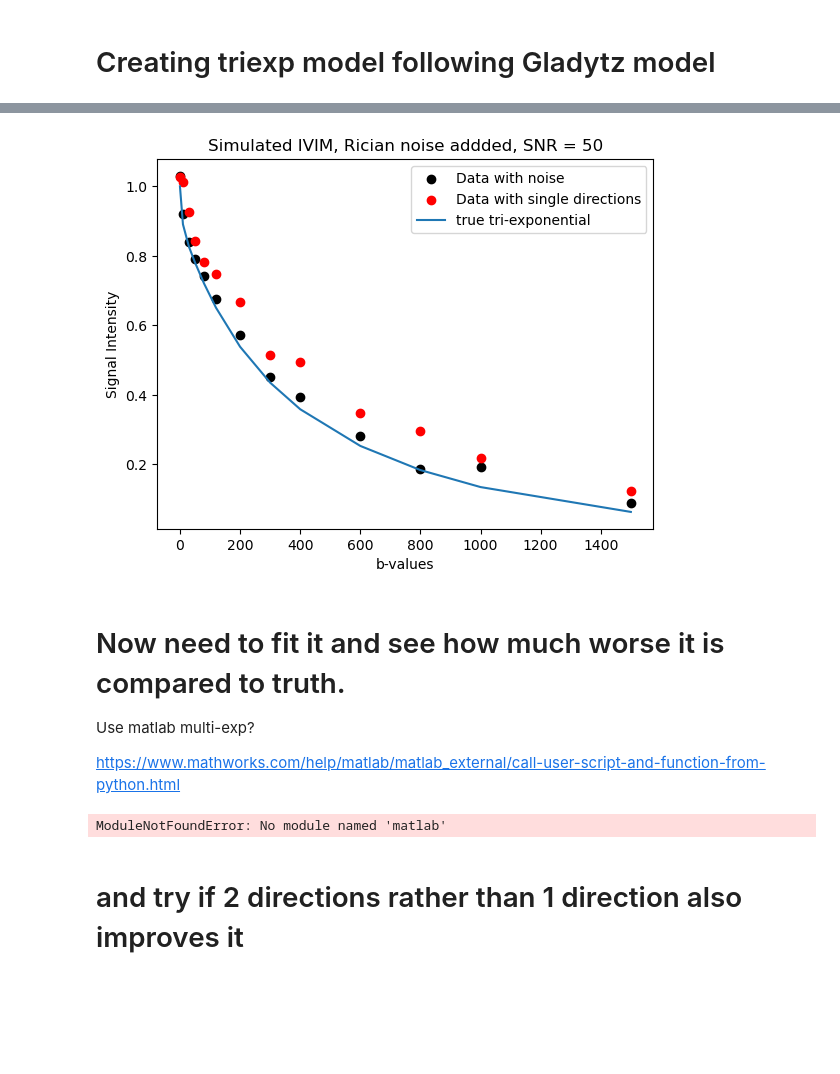
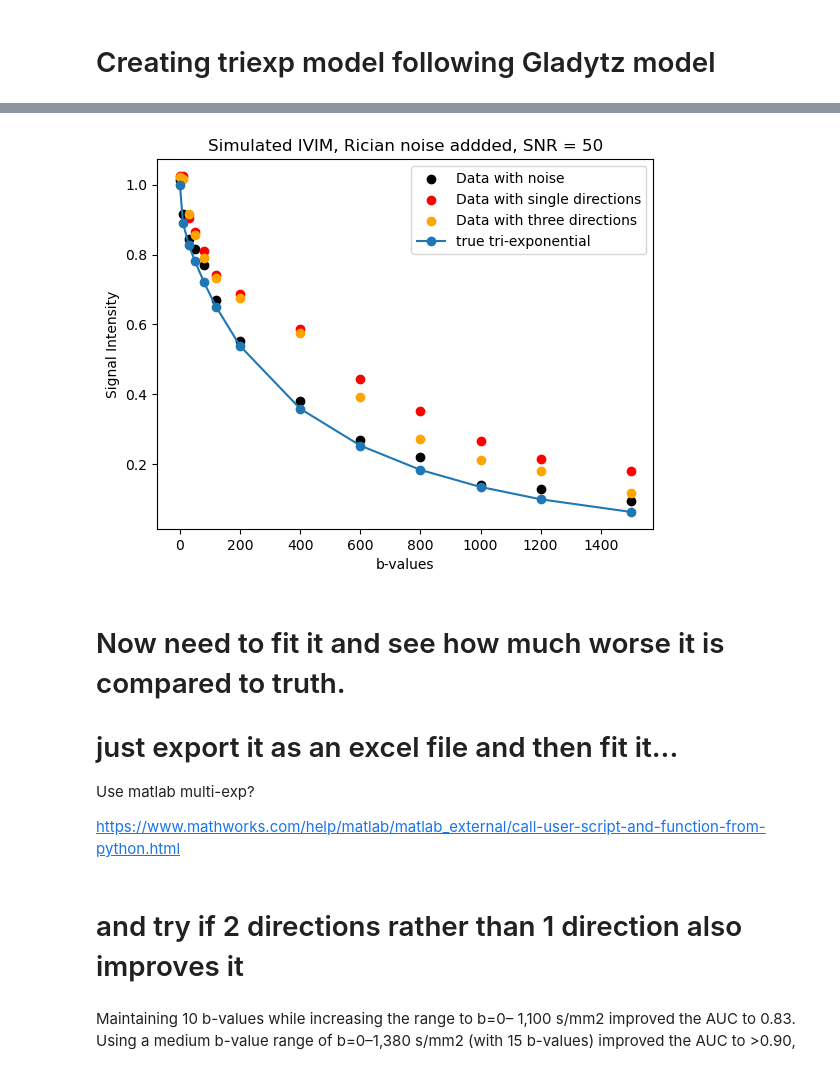
Before and after one commit to miramliu/Multiexp_Simulations_python, a Jupyter notebook: SimulationOfKidneySignal.ipynb, the cells around one changed output, grey strips where cells are left out. Drawn from its saved outputs; the diff is of its cells as text; code cells hidden in the pictures; blank space fills up the shorter version.

```diff
--- a/SimulationOfKidneySignal.ipynb
+++ b/SimulationOfKidneySignal.ipynb
@@ -191,12 +129,0 @@ SI_9  = triexp_func(b_values9,frac_fast,frac_med,frac_slow,diff_fast,diff_med,di
-# %%
-def NoiseRice(I,sigma): # noise with rician distribution
-    N = []
-    #v = .79 # calculated from images on 6/11/19
-    #sigma = .013 #(std of noise measured!)
-    #v = 0.00434 #scaled = .79/182
-    v = .005816 #scaled 6/27/19
-    b = v/sigma
-    r = rice.rvs(b, scale = sigma, size=len(I))
-    for i in range(0,len(I)):
-        N.append(I[i] +r[i]) #SNR = 1,10,22,100,150,inf
-    return N
@@ -383,8 +206,16 @@ for i in range(n):
 # %%
-
+# generate the signal from single direction
 SI_est = np.zeros(len(b_values))
 SI_est[0] = triexp_func(0,frac_fast,frac_med,frac_slow,diff_fast,diff_med,diff_slow)
 for k in range(1,len(b_values)): # for all of the 12 b-values
     j = k-1
     Est_signal = triexp_func(b_values[j],frac_fast,frac_med,frac_slow, D_fasts[j], D_meds[j], D_slows[j])
     SI_est[k] = Est_signal
+
+# generate the signal from 3 averaged direction
+SI_est_av = np.zeros(len(b_values))
+SI_est_av[0] = triexp_func(0,frac_fast,frac_med,frac_slow,diff_fast,diff_med,diff_slow)
+for k in range(1,len(b_values)): # for all of the 12 b-values
+    j = k-1
+    Est_signal_av = triexp_func(b_values[j],frac_fast,frac_med,frac_slow, D_fasts_av[j], D_meds_av[j], D_slows_av[j])
+    SI_est_av[k] = Est_signal_av
@@ -391,30 +235,32 @@ for k in range(1,len(b_values)): # for all of the 12 b-values
 # %%
 # now add noise
 SI_est_noise = NoiseRice(SI_est, .02) # with SNR = 50
+
+SI_est_noise_av = NoiseRice(SI_est_av, .02) # with SNR = 50
 # %%
 pl.scatter(b_values,SI_noise,color = 'black', label = 'Data with noise')
 pl.scatter(b_values,SI_est_noise,color = 'red', label = 'Data with single directions')
+pl.scatter(b_values,SI_est_noise_av,color = 'orange', label = 'Data with three directions')
 
-pl.plot(b_values,SI,label = 'true tri-exponential')
+
+pl.plot(b_values,SI,label = 'true tri-exponential', marker = 'o')
 pl.title('Simulated IVIM, Rician noise addded, SNR = 50')
 pl.xlabel('b-values')
 pl.ylabel('Signal Intensity')
 pl.legend()
 pl.show()
 # %% [output]
-[figure, old version]
+[figure, new version]
 # %% [markdown]
 # Now need to fit it and see how much worse it is compared to truth.
+
+# just export it as an excel file and then fit it...
 
 
 Use matlab multi-exp?
 
 https://www.mathworks.com/help/matlab/matlab_external/call-user-script-and-function-from-python.html
-# %%
-import matlab.engine
-eng = matlab.engine.start_matlab()
-eng.RunNNLS_ML_kidneySimulation(nargout=5)
-# %% [output]
-ModuleNotFoundError: No module named 'matlab'
 # %% [markdown]
 # and try if 2 directions rather than 1 direction also improves it
+# %% [markdown]
+Maintaining 10 b-values while increasing the range to b=0– 1,100 s/mm2 improved the AUC to 0.83. Using a medium b-value range of b=0–1,380 s/mm2 (with 15 b-values) improved the AUC to >0.90,
```
Also changed, not shown: parts of 12 cells of this notebook, 2 other files.
